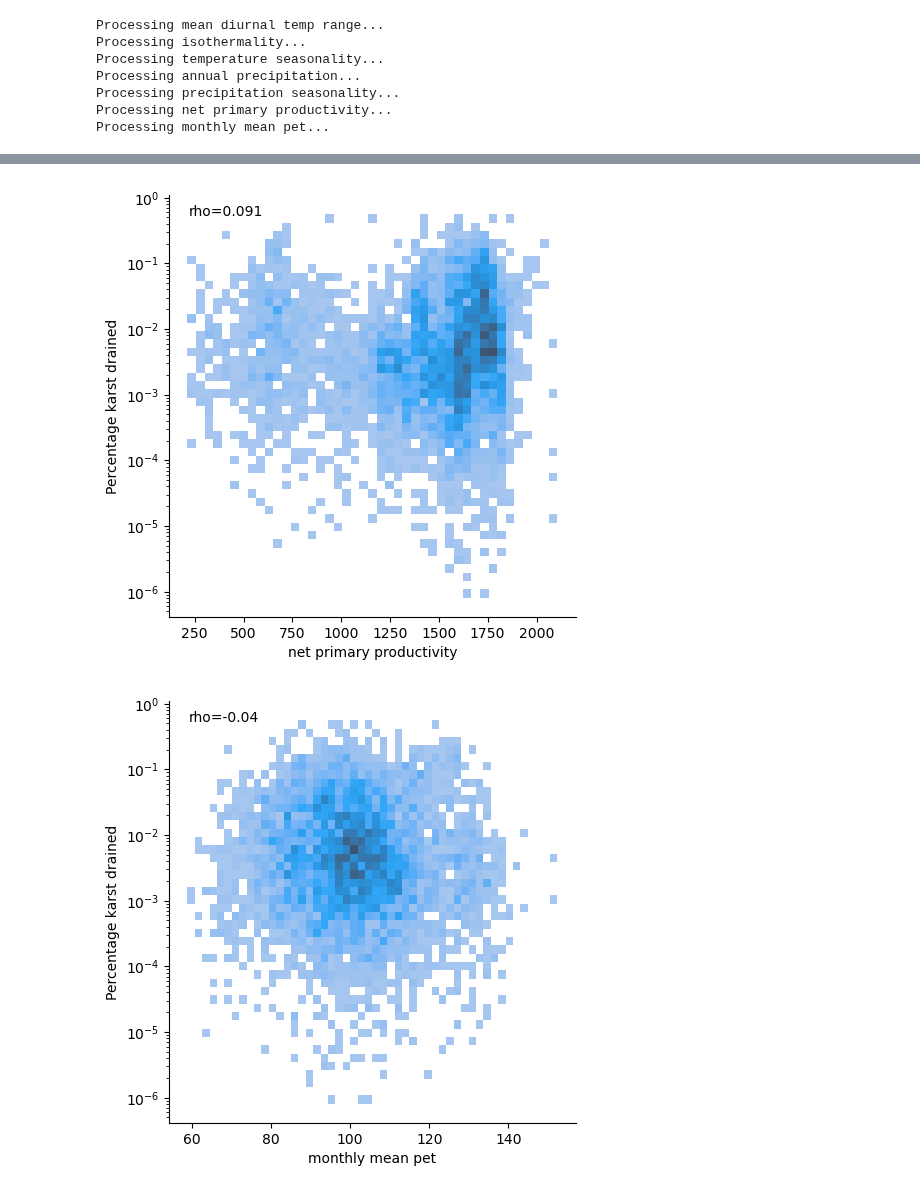
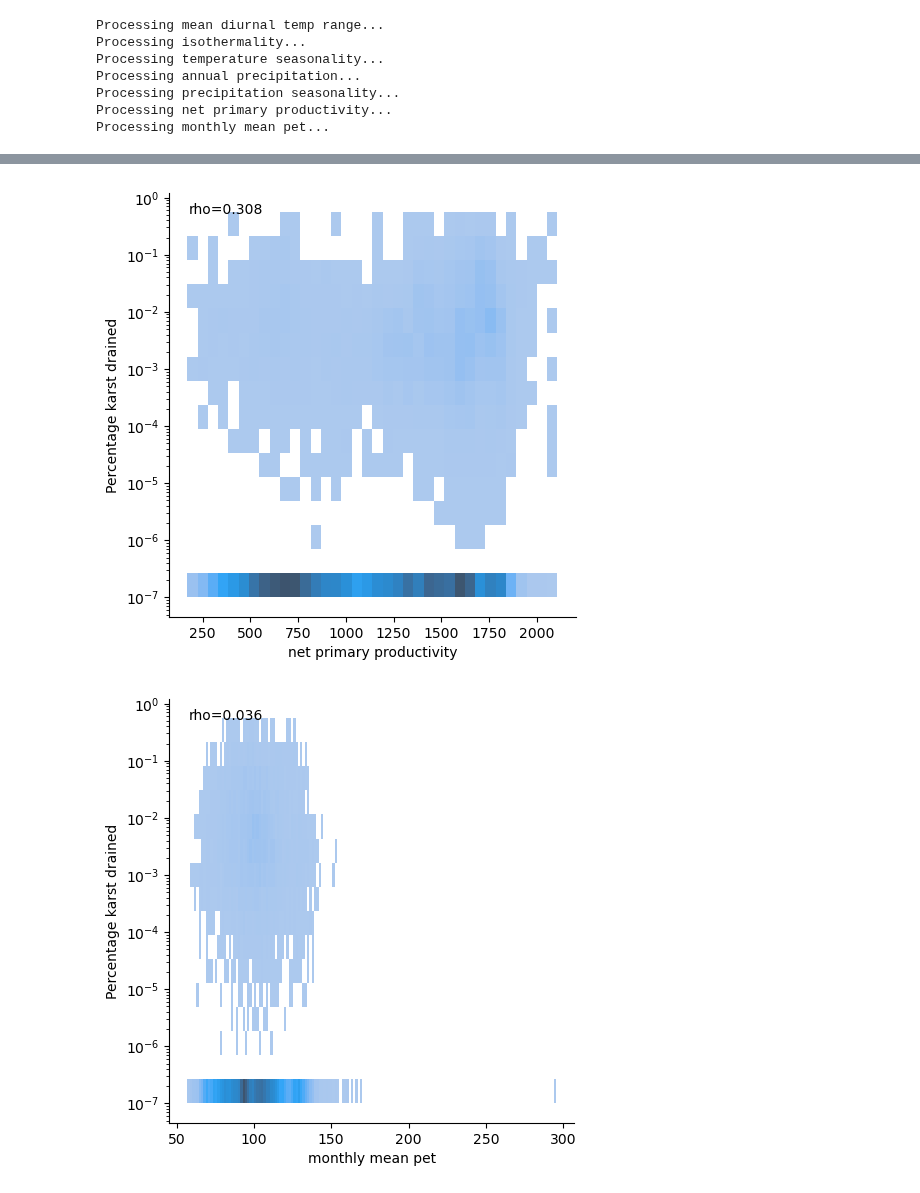
Before and after one commit to CovingtonResearchGroup/sinkhole_analysis, a Jupyter notebook: p_karst_comparison.ipynb, the cells around one changed output, grey strips where cells are left out. Drawn from its saved outputs; the diff is of its cells as text; code cells hidden in the pictures.

Commit message:
updated with zero p_karst hucs

```diff
--- a/p_karst_comparison.ipynb
+++ b/p_karst_comparison.ipynb
@@ -14,7 +14,7 @@ raster_dir = '/home/mcoving/Dropbox/sync/projects/Dolines/comparison_data/chelsa
 
 raster_key = pd.read_excel('raster-data-key.xlsx', index_col=0)
 
-p_karst_df = gpd.read_file('carb_huc_dems/processed_hucs.shp')
+p_karst_df = gpd.read_file('share/analysis-layers/processed_hucs.shp')
 # Raster data is in EPSG:4326
 p_karst_df_4326 = p_karst_df.to_crs("4326")
 
@@ -84,10 +84,14 @@ def make_displot(param,
                  p_karst,
                  controls_df,
                  trim_zero=True,
+                 set_zero_to=None,
                  xlabel=None,
                  ylabel='Percentage karst drained',
                  log_scale=(False,True),
                  calculate_correlation='Spearman',):
+    if set_zero_to is not None:
+        p_karst[p_karst==0] = set_zero_to
+
     if trim_zero:
         non_zero_p_karst = p_karst>0
         x = controls_df[param][non_zero_p_karst]
@@ -95,6 +99,7 @@ def make_displot(param,
     else:
         x = controls_df[param]
         y = p_karst
+
 
     sns.displot(x=x,
             y=y,
@@ -117,7 +122,9 @@ def make_displot(param,
 # %%
 for param in raster_key.index:
      make_displot(param,
-             p_karst,
+             p_karst.copy(),
              controls_df,
+             trim_zero=False,
+             set_zero_to=1e-7
         )
 # %% [output]
@@ -130,2 +137,2 @@ for param in raster_key.index:
-[figure, old version]
+[figure, new version]
-[figure, old version]
+[figure, new version]
```
Also changed, not shown: parts of 3 cells of this notebook.
